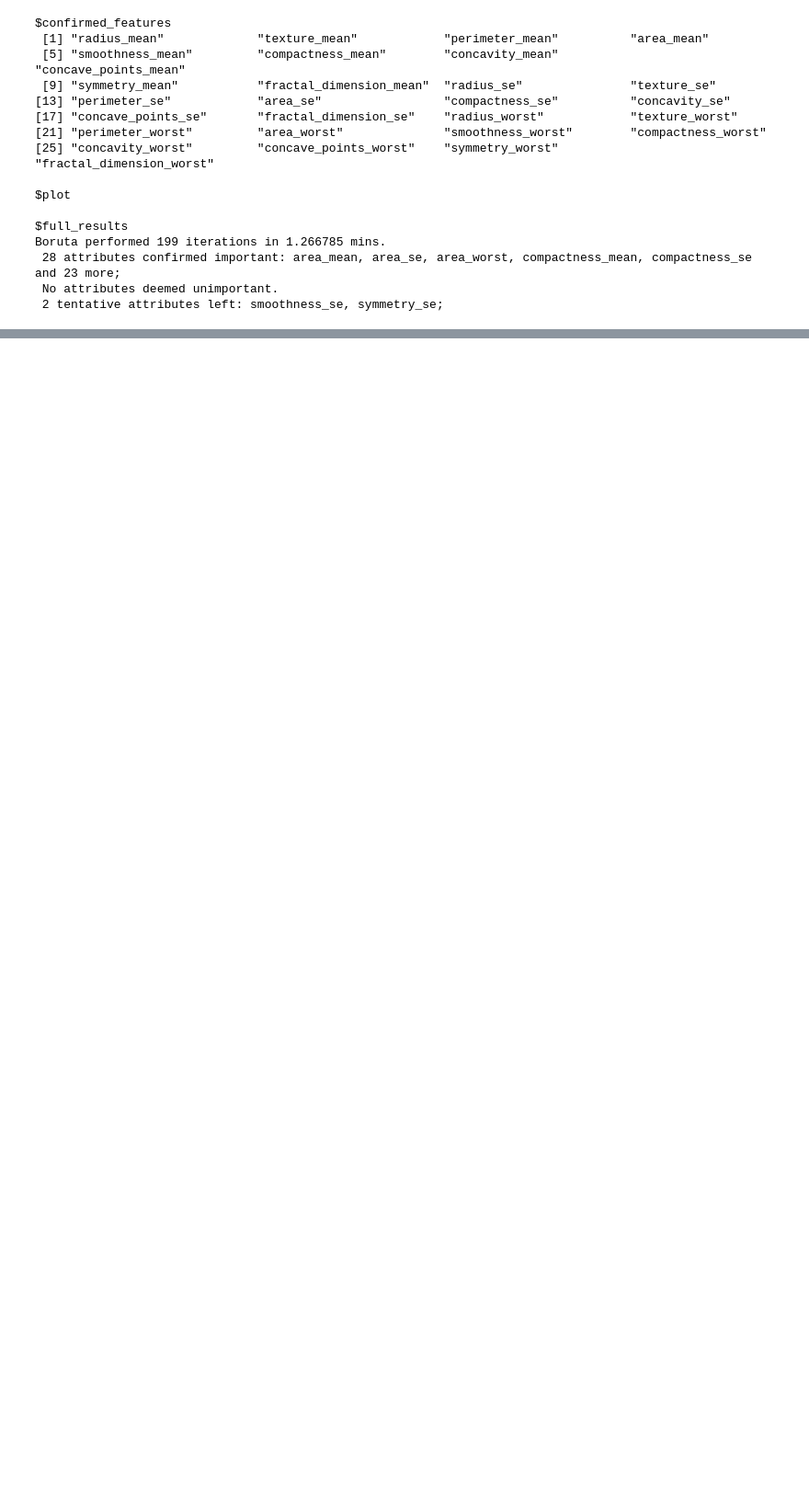
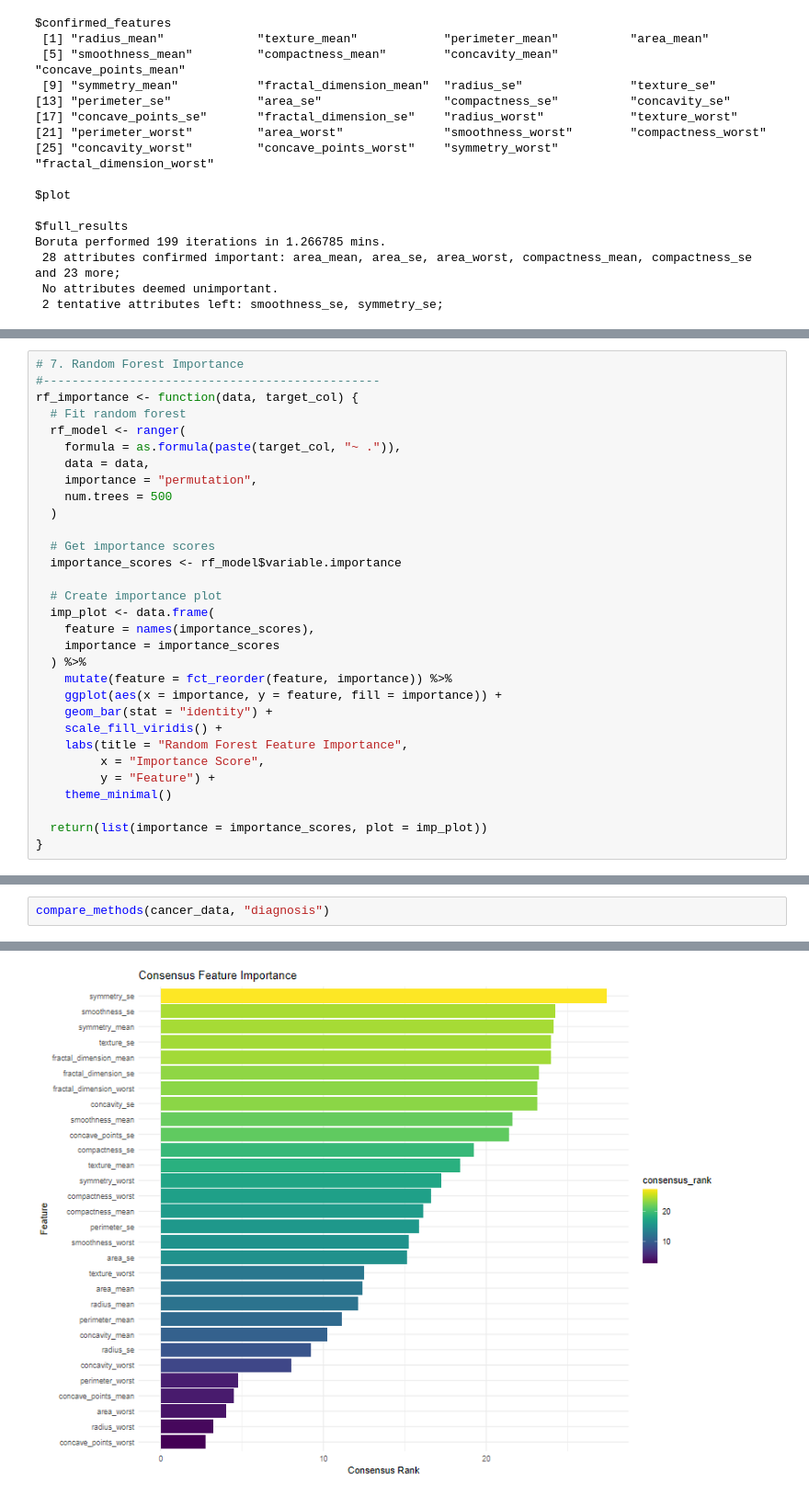
Before and after one commit to Chrisolande/CancerAnalysis, a Jupyter notebook: Cancer.ipynb, the cells around one changed output, grey strips where cells are left out. Shown: that part at 92% size. Saved outputs shown, nothing was run; the diff lists cells and outputs as text; blank space fills up the shorter version.

Commit message:
Enhanced feature selection with additional techniques after PCA and modeling

```diff
--- a/Cancer.ipynb
+++ b/Cancer.ipynb
@@ -838,0 +951,31 @@ Boruta performed 199 iterations in 1.266785 mins.
+# %%
+# 7. Random Forest Importance
+#-----------------------------------------------
+rf_importance <- function(data, target_col) {
+  # Fit random forest
+  rf_model <- ranger(
+    formula = as.formula(paste(target_col, "~ .")),
+    data = data,
+    importance = "permutation",
+    num.trees = 500
+  )
+
+  # Get importance scores
+  importance_scores <- rf_model$variable.importance
+
+  # Create importance plot
+  imp_plot <- data.frame(
+    feature = names(importance_scores),
+    importance = importance_scores
+  ) %>%
+    mutate(feature = fct_reorder(feature, importance)) %>%
+    ggplot(aes(x = importance, y = feature, fill = importance)) +
+    geom_bar(stat = "identity") +
+    scale_fill_viridis() +
+    labs(title = "Random Forest Feature Importance",
+         x = "Importance Score",
+         y = "Feature") +
+    theme_minimal()
+
+  return(list(importance = importance_scores, plot = imp_plot))
+}
@@ -838,0 +1036,3 @@ Boruta performed 199 iterations in 1.266785 mins.
+# %%
+compare_methods(cancer_data, "diagnosis")
+# %% [output]
@@ -838,0 +1040 @@ Boruta performed 199 iterations in 1.266785 mins.
+[figure, added]
```
Also changed, not shown: parts of 6 cells of this notebook, 1 other file.
